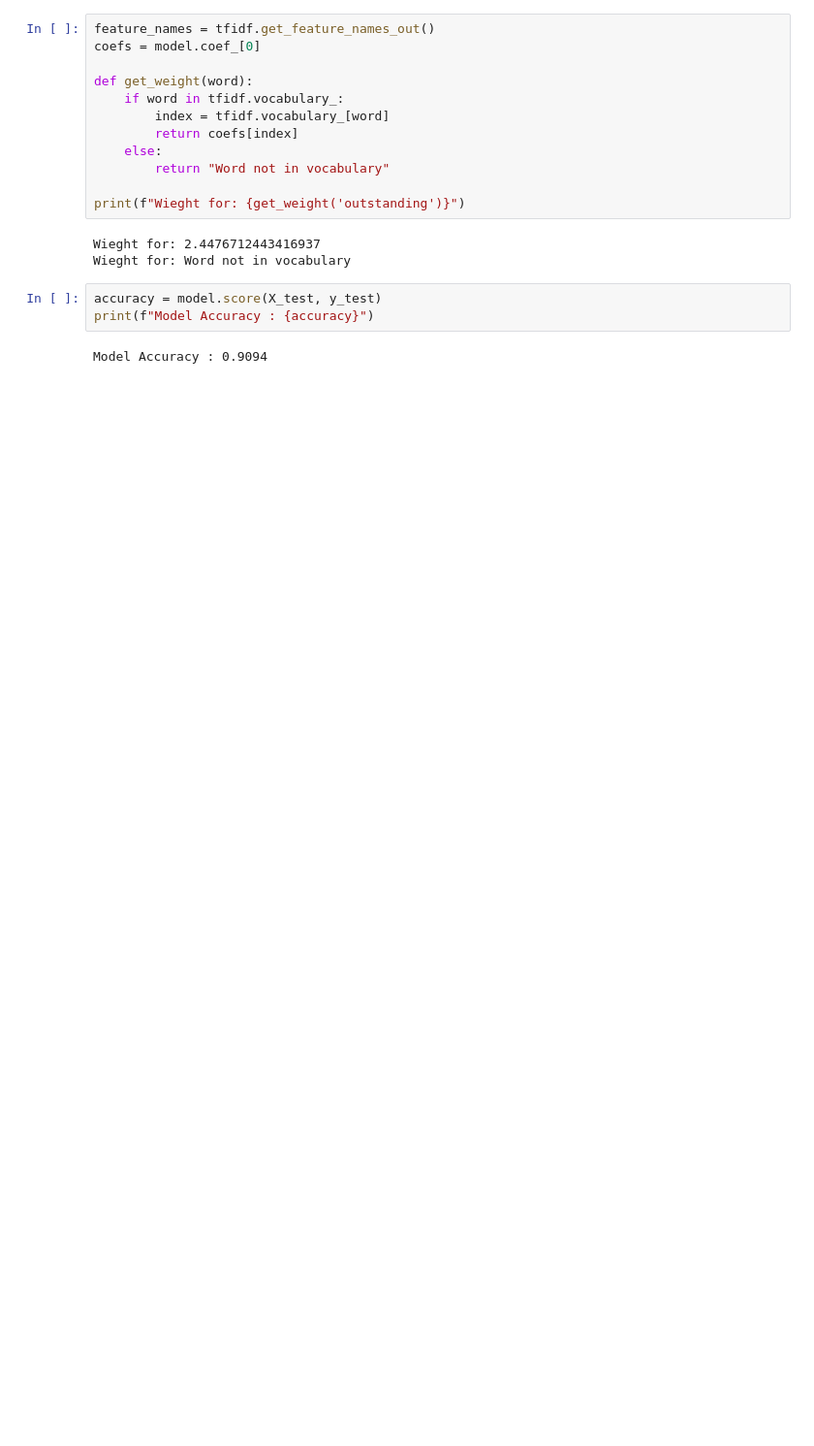
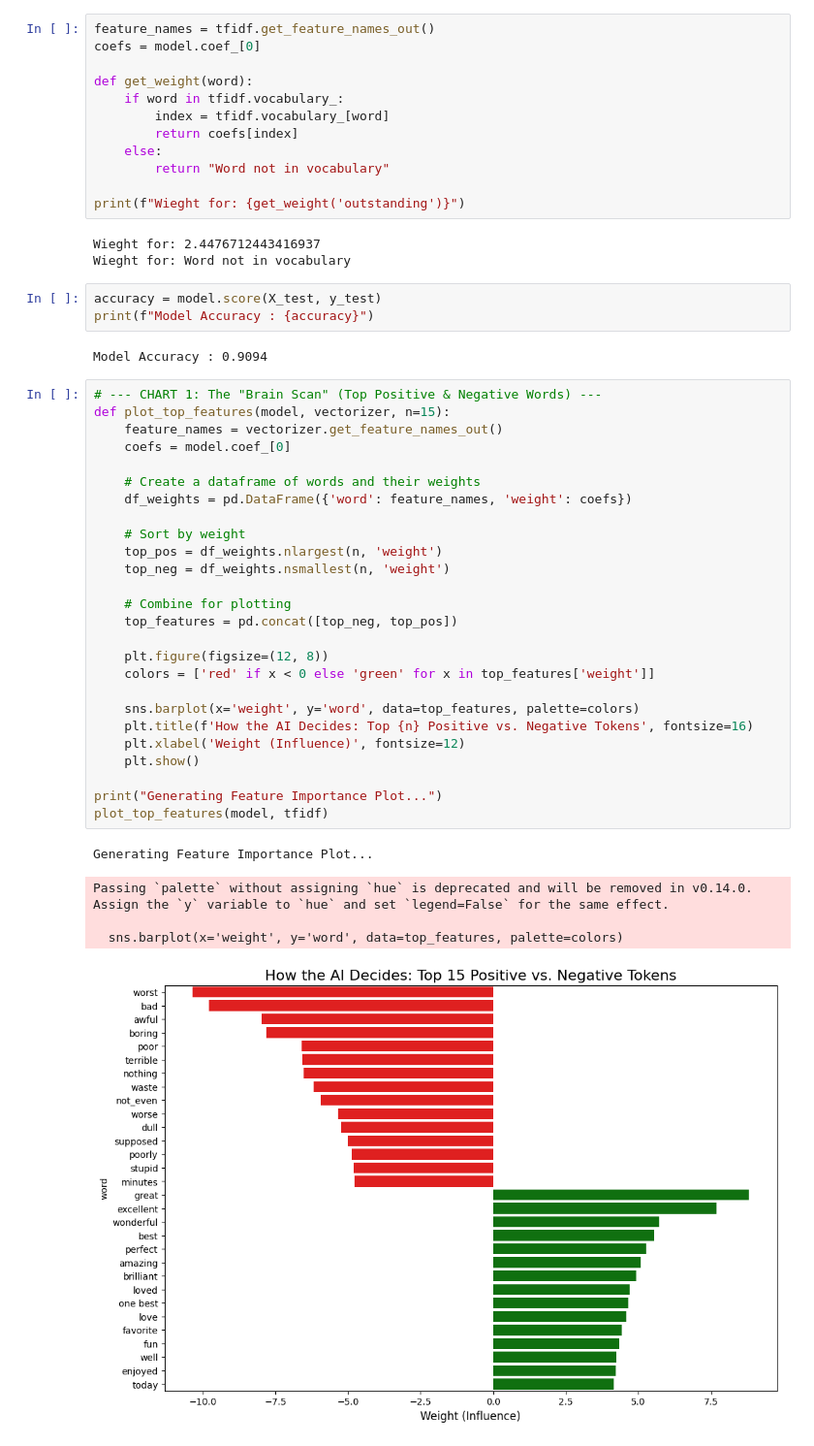
Before and after one commit to Kas-sim/my_python, a Jupyter notebook: MLProjects/Sentiment_Analysis/comment_filter.ipynb, the cells around one changed output. Shown at 97% size. Cells and saved outputs as stored; diff of their text form; blank space fills up the shorter version.

```diff
--- a/MLProjects/Sentiment_Analysis/comment_filter.ipynb
+++ b/MLProjects/Sentiment_Analysis/comment_filter.ipynb
@@ -117,3 +120,35 @@ accuracy = model.score(X_test, y_test)
 print(f"Model Accuracy : {accuracy}")
 # %% [output]
 Model Accuracy : 0.9094
+# %%
+# --- CHART 1: The "Brain Scan" (Top Positive & Negative Words) ---
+def plot_top_features(model, vectorizer, n=15):
+    feature_names = vectorizer.get_feature_names_out()
+    coefs = model.coef_[0]
+
+    # Create a dataframe of words and their weights
+    df_weights = pd.DataFrame({'word': feature_names, 'weight': coefs})
+
+    # Sort by weight
+    top_pos = df_weights.nlargest(n, 'weight')
+    top_neg = df_weights.nsmallest(n, 'weight')
+
+    # Combine for plotting
+    top_features = pd.concat([top_neg, top_pos])
+
+    plt.figure(figsize=(12, 8))
+    colors = ['red' if x < 0 else 'green' for x in top_features['weight']]
+
+    sns.barplot(x='weight', y='word', data=top_features, palette=colors)
+    plt.title(f'How the AI Decides: Top {n} Positive vs. Negative Tokens', fontsize=16)
+    plt.xlabel('Weight (Influence)', fontsize=12)
+    plt.show()
+
+print("Generating Feature Importance Plot...")
+plot_top_features(model, tfidf)
+# %% [output]
+Generating Feature Importance Plot...
+Passing `palette` without assigning `hue` is deprecated and will be removed in v0.14.0. Assign the `y` variable to `hue` and set `legend=False` for the same effect.
+
+  sns.barplot(x='weight', y='word', data=top_features, palette=colors)
+[figure, added]
```
Also changed, not shown: parts of 3 cells of this notebook.
